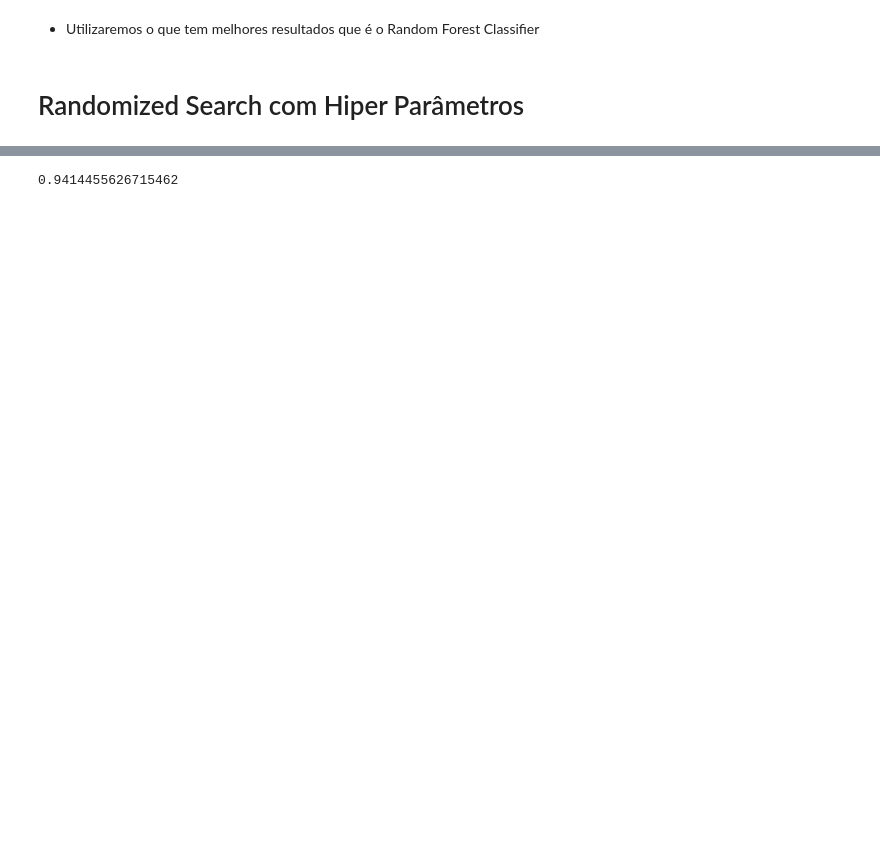
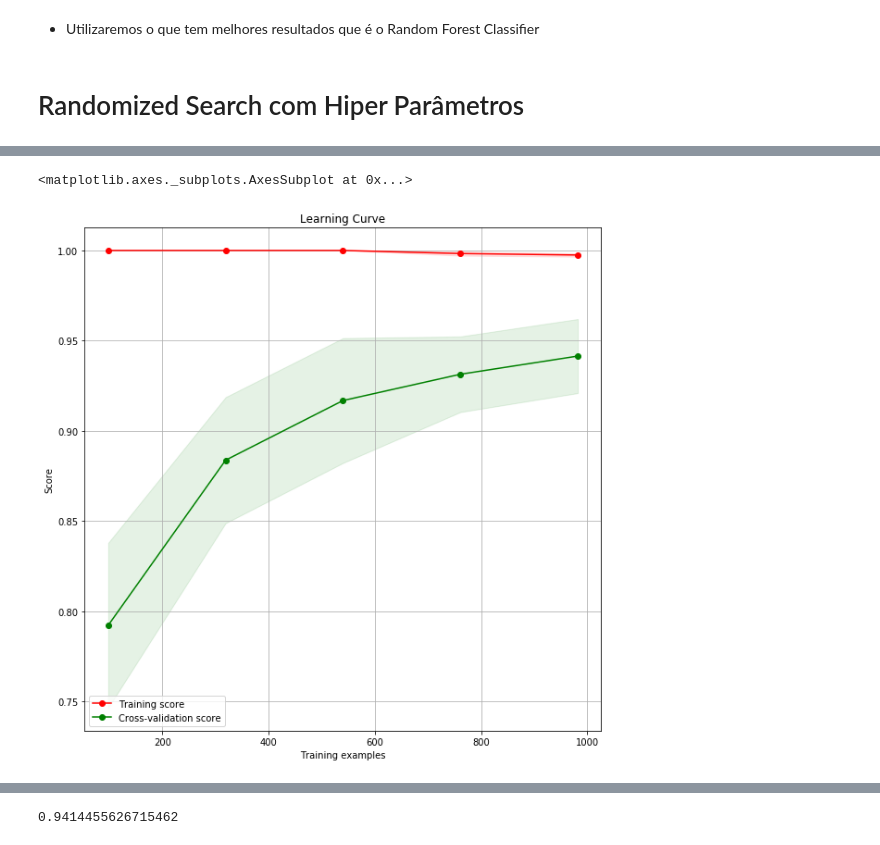
Before and after one commit to millerraycell/Team-Miracle_Machine-Learning, a Jupyter notebook: Notebook Treinado + Dataset/Dados Protótipos 2.ipynb, the cells around one changed output, grey strips where cells are left out. Saved outputs shown, nothing was run; the diff lists cells and outputs as text; code cells hidden in the pictures; blank space fills up the shorter version.

```diff
--- a/Notebook Treinado + Dataset/Dados Protótipos 2.ipynb
+++ b/Notebook Treinado + Dataset/Dados Protótipos 2.ipynb
@@ -151,3 +118,9 @@ hyper_param = {
+# %%
+hyper_param = {
+    "n_estimators": [10,25,50,75,100],
+    "criterion"  :["gini","entropy"],
+    "max_depth"  :[40,50,60,70,80,90]
+}
 # %%
 rsc = RandomizedSearchCV(RFC,hyper_param, verbose=1, random_state=42,n_jobs=-1,cv=10)
 # %%
@@ -172,5 +145,10 @@ RandomizedSearchCV(cv=10, error_score='raise-deprecating',
           pre_dispatch='2*n_jobs', random_state=42, refit=True,
           return_train_score='warn', scoring=None, verbose=1)
+# %%
+skplt.estimators.plot_learning_curve(rsc.best_estimator_,x_train,y_train,n_jobs=-1,cv=10,figsize=(10,10))
+# %% [output]
+<matplotlib.axes._subplots.AxesSubplot at 0x...>
+[figure, added]
 # %%
 rfc_h_pred = rsc.predict(X_val)
 # %% [output]
```
Also changed, not shown: parts of 21 cells of this notebook, 1 other file.
